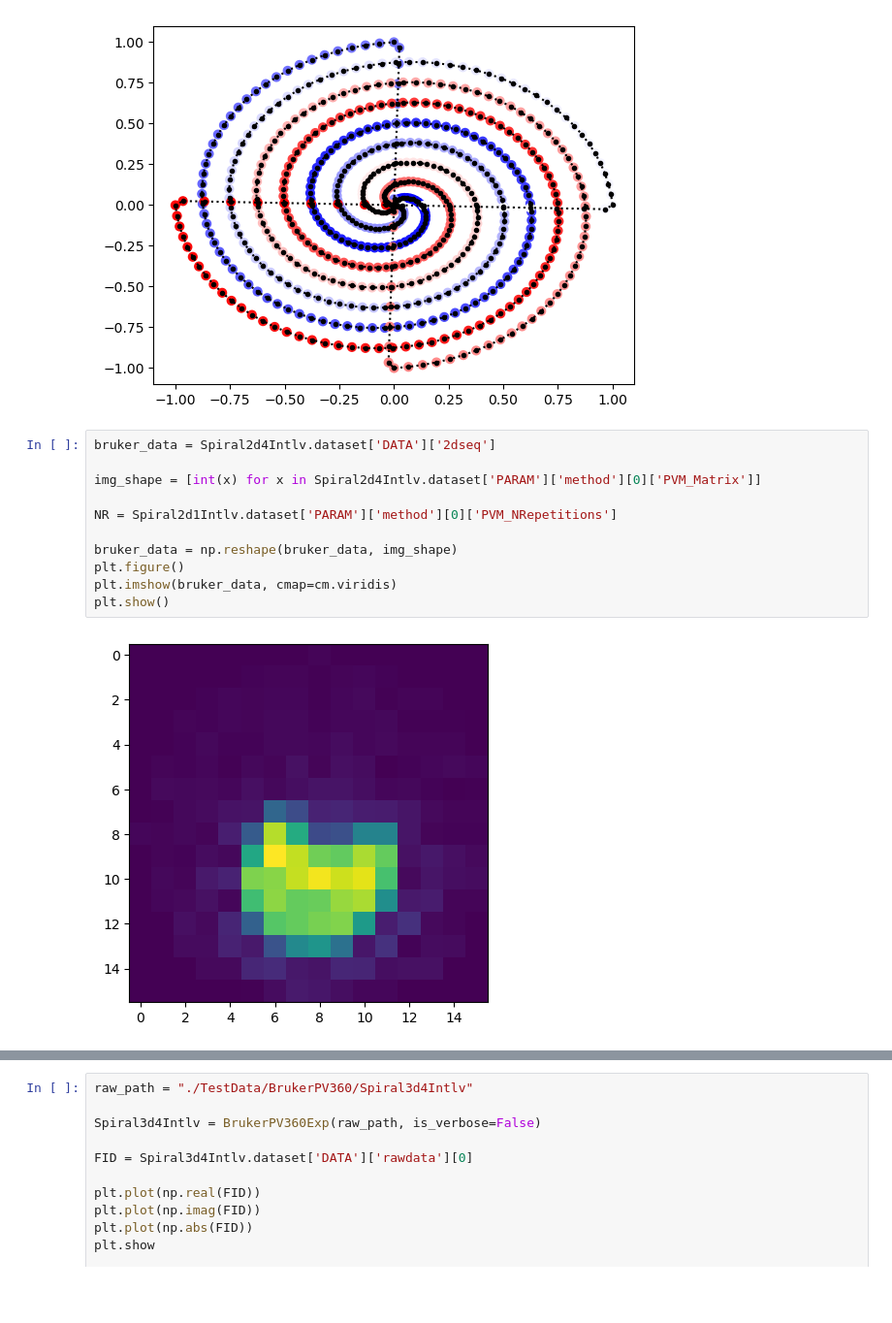
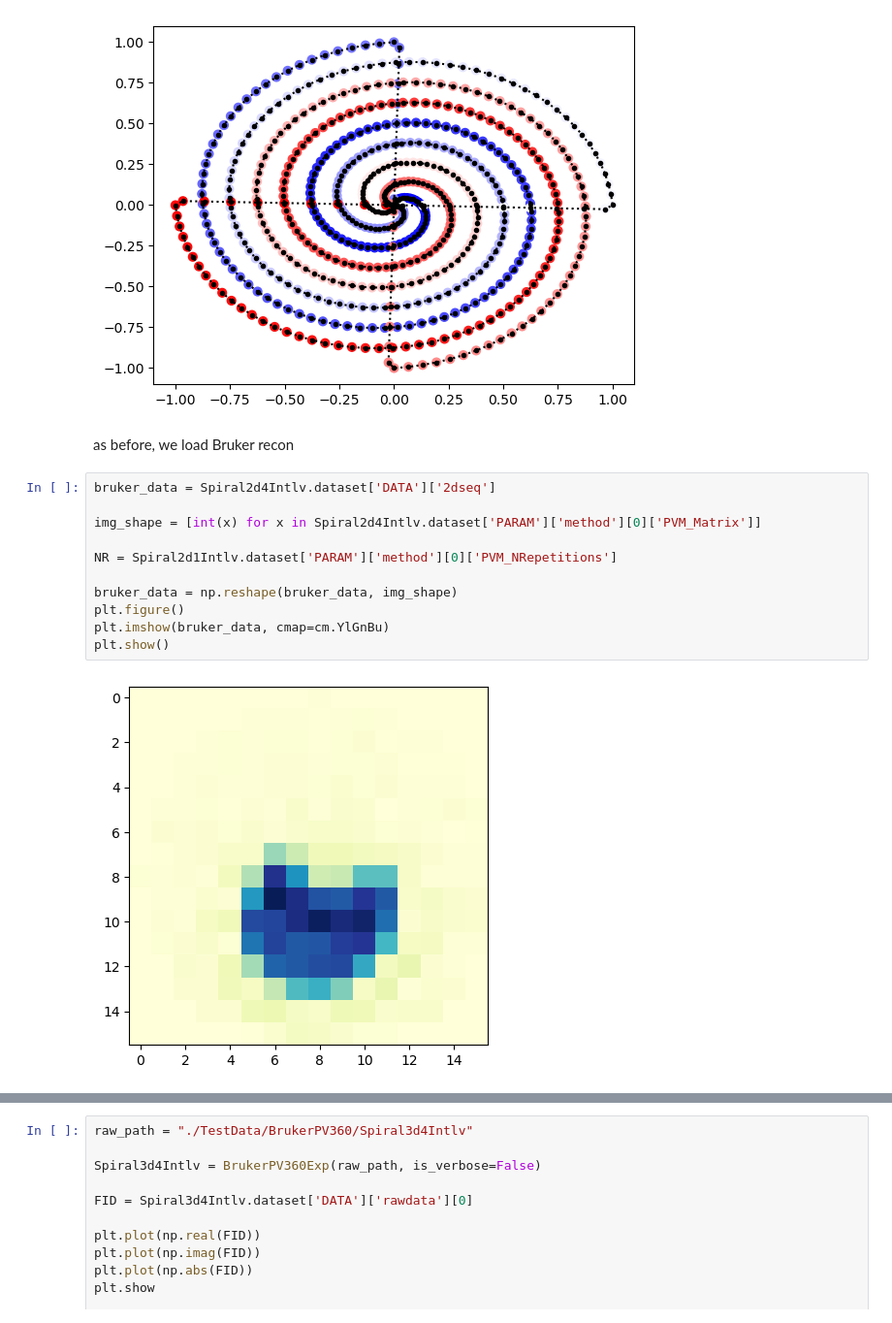
Before and after one commit to Xiao-JI-94158/pyHydra, a Jupyter notebook: spiralTest.ipynb, the cells around one changed output, grey strips where cells are left out. Shown at 97% size. Saved outputs shown, nothing was run; the diff lists cells and outputs as text; blank space fills up the shorter version.

```diff
--- a/spiralTest.ipynb
+++ b/spiralTest.ipynb
@@ -230,18 +253,20 @@ plt.scatter(traj_Kxy.real, traj_Kxy.imag, c=(range(len(traj_cal))), s=40, cmap='
 plt.show()
 # %% [output]
 [figure]
+# %% [markdown]
+as before, we load Bruker recon
 # %%
 bruker_data = Spiral2d4Intlv.dataset['DATA']['2dseq']
 
 img_shape = [int(x) for x in Spiral2d4Intlv.dataset['PARAM']['method'][0]['PVM_Matrix']]
 
 NR = Spiral2d1Intlv.dataset['PARAM']['method'][0]['PVM_NRepetitions']
 
 bruker_data = np.reshape(bruker_data, img_shape)
 plt.figure()
-plt.imshow(bruker_data, cmap=cm.viridis)
+plt.imshow(bruker_data, cmap=cm.YlGnBu)
 plt.show()
 # %% [output]
-[figure, old version]
+[figure, new version]
 # %%
 Nd = tuple(img_shape)  # image size
```
Also changed, not shown: parts of 27 cells of this notebook.
